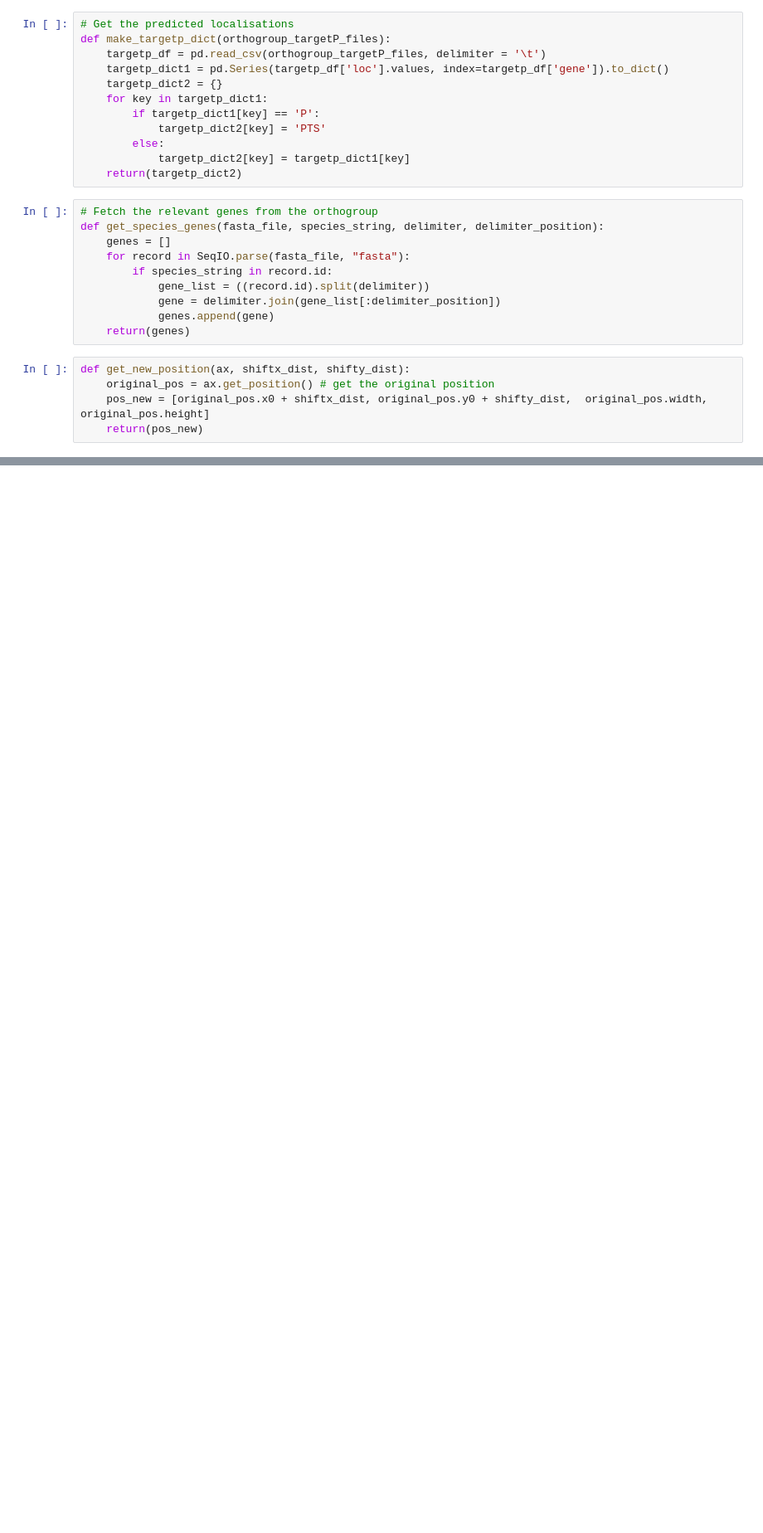
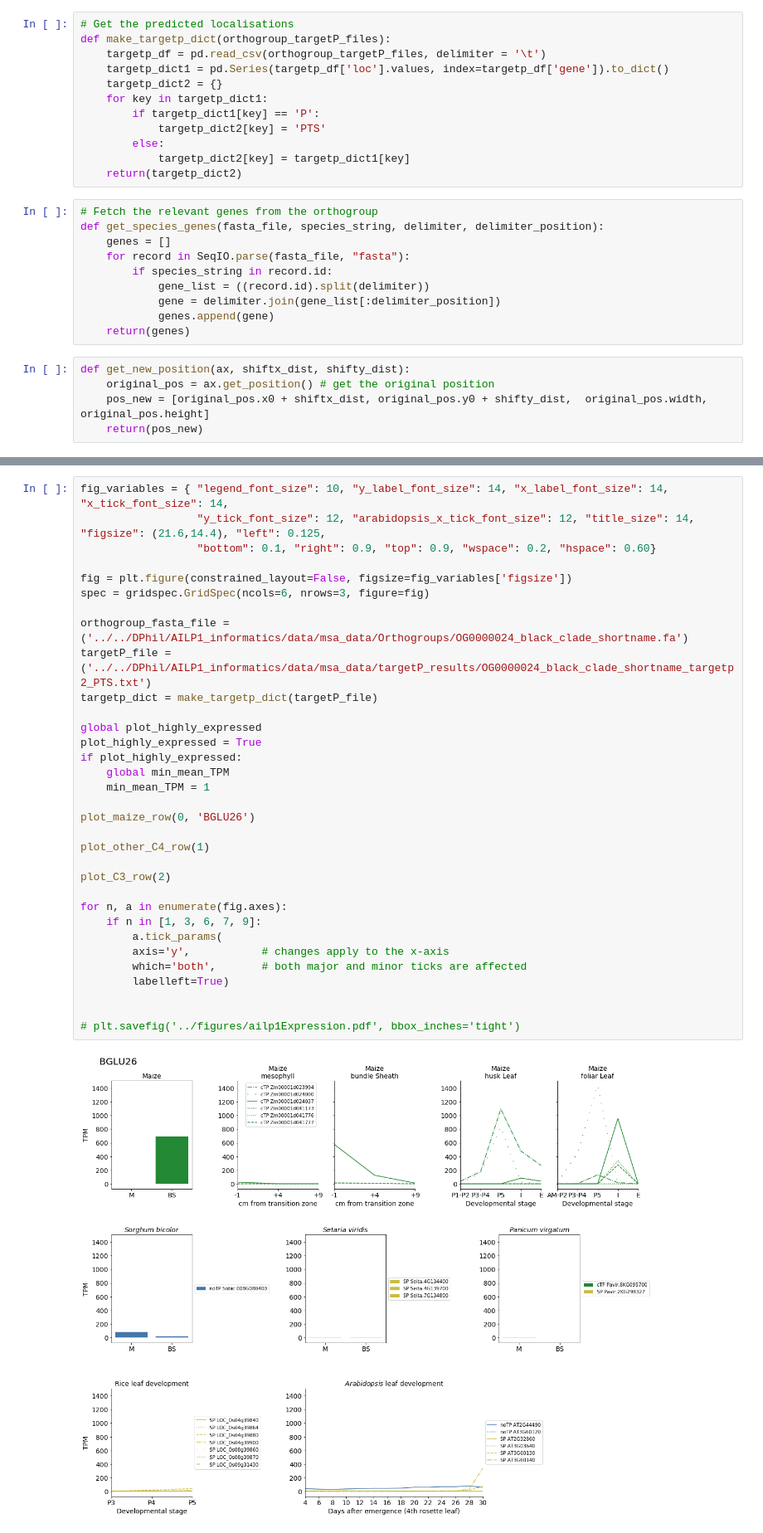
Before and after one commit to RonaCostello/Thesis, a Jupyter notebook: plots/chapter3_c4GeneExpression.ipynb, the cells around one changed output, grey strips where cells are left out. Shown at 83% size. Drawn from its saved outputs; the diff is of its cells as text; blank space fills up the shorter version.

```diff
--- a/plots/chapter3_c4GeneExpression.ipynb
+++ b/plots/chapter3_c4GeneExpression.ipynb
@@ -345,0 +863,35 @@ NameError: name 'ax1' is not defined
+# %%
+fig_variables = { "legend_font_size": 10, "y_label_font_size": 14, "x_label_font_size": 14, "x_tick_font_size": 14,
+                  "y_tick_font_size": 12, "arabidopsis_x_tick_font_size": 12, "title_size": 14, "figsize": (21.6,14.4), "left": 0.125,
+                  "bottom": 0.1, "right": 0.9, "top": 0.9, "wspace": 0.2, "hspace": 0.60}
+
+fig = plt.figure(constrained_layout=False, figsize=fig_variables['figsize'])
+spec = gridspec.GridSpec(ncols=6, nrows=3, figure=fig)
+
+orthogroup_fasta_file = ('../../DPhil/AILP1_informatics/data/msa_data/Orthogroups/OG0000024_black_clade_shortname.fa')
+targetP_file = ('../../DPhil/AILP1_informatics/data/msa_data/targetP_results/OG0000024_black_clade_shortname_targetp2_PTS.txt')
+targetp_dict = make_targetp_dict(targetP_file)
+
+global plot_highly_expressed
+plot_highly_expressed = True
+if plot_highly_expressed:
+    global min_mean_TPM
+    min_mean_TPM = 1
+
+plot_maize_row(0, 'BGLU26')
+
+plot_other_C4_row(1)
+
+plot_C3_row(2)
+
+for n, a in enumerate(fig.axes):
+    if n in [1, 3, 6, 7, 9]:
+        a.tick_params(
+        axis='y',           # changes apply to the x-axis
+        which='both',       # both major and minor ticks are affected
+        labelleft=True)
+
+
+# plt.savefig('../figures/ailp1Expression.pdf', bbox_inches='tight')
+# %% [output]
+[figure, added]
```
Also changed, not shown: parts of 15 cells of this notebook.
